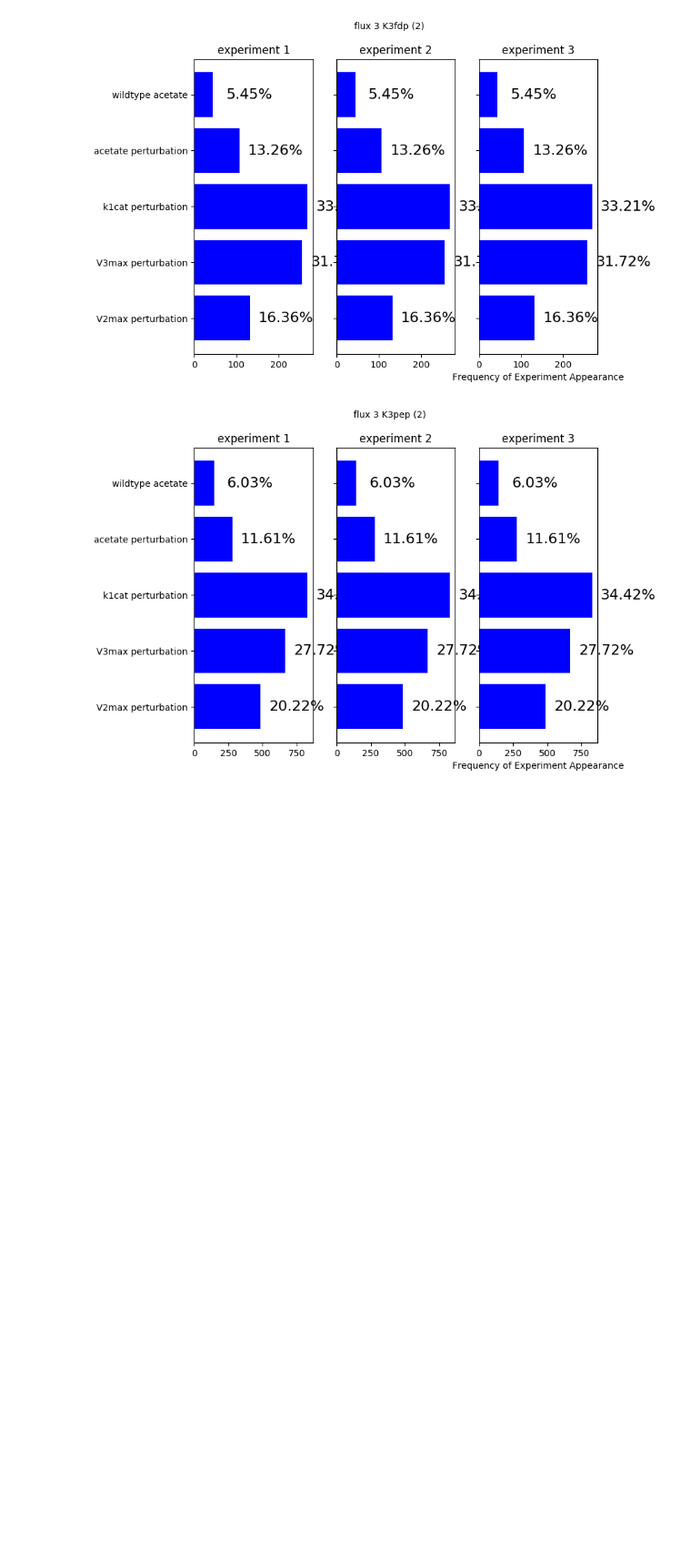
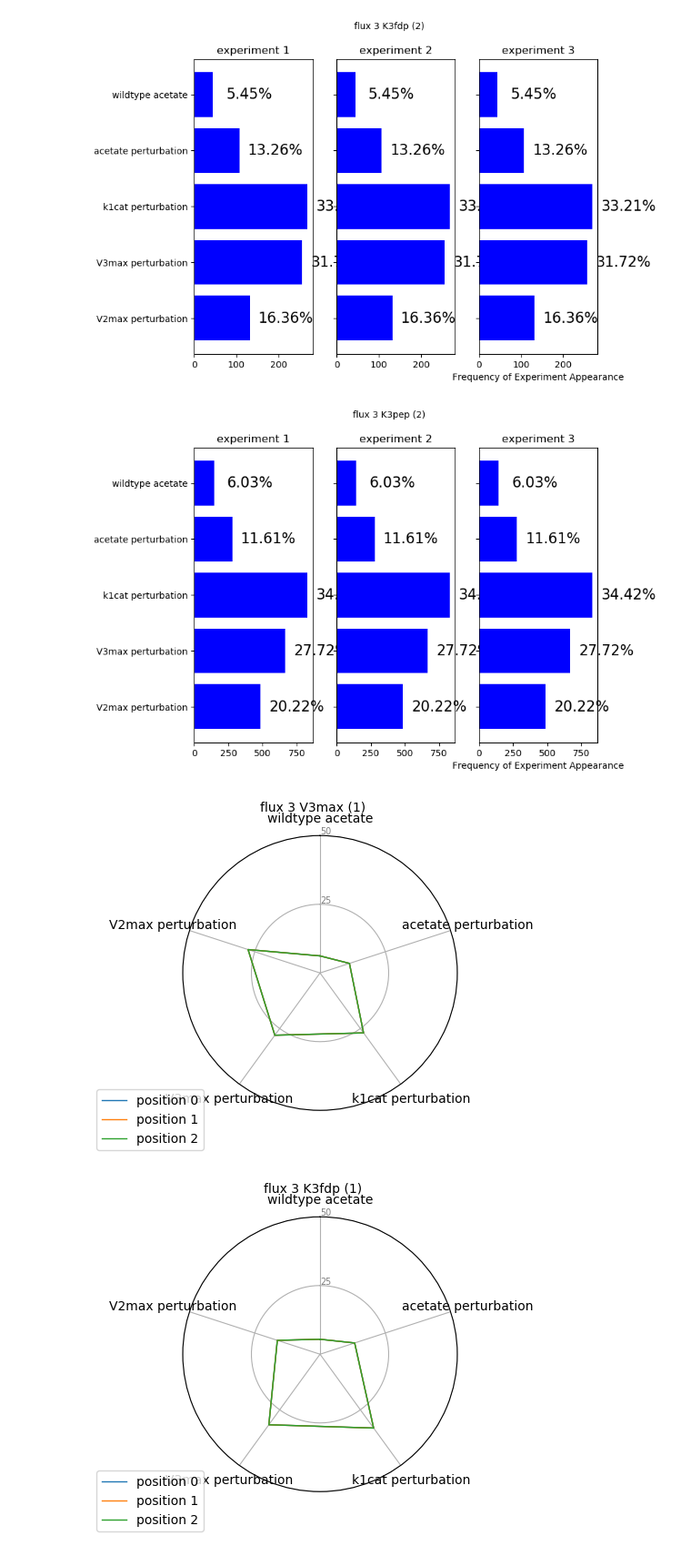
Before and after one commit to shyamsrinivasan/ident, a Jupyter notebook: ident/python2/ss-ident/no_noise.ipynb, the cells around one changed output. Shown at 91% size. Saved outputs shown, nothing was run; the diff lists cells and outputs as text; code cells hidden in the pictures; blank space fills up the shorter version.

```diff
--- a/ident/python2/ss-ident/no_noise.ipynb
+++ b/ident/python2/ss-ident/no_noise.ipynb
@@ -161,3 +172,9 @@ parameter_experiment_info_plot(experiment_info_3)
 [figure]
 [figure]
 [figure]
+# %%
+# spider plots for experiment type contrinution towards identifiable data sets
+parameter_experiment_info_spider(experiment_info_3)
+# %% [output]
+[figure, added]
+[figure, added]
```
Also changed, not shown: parts of 5 cells of this notebook.
